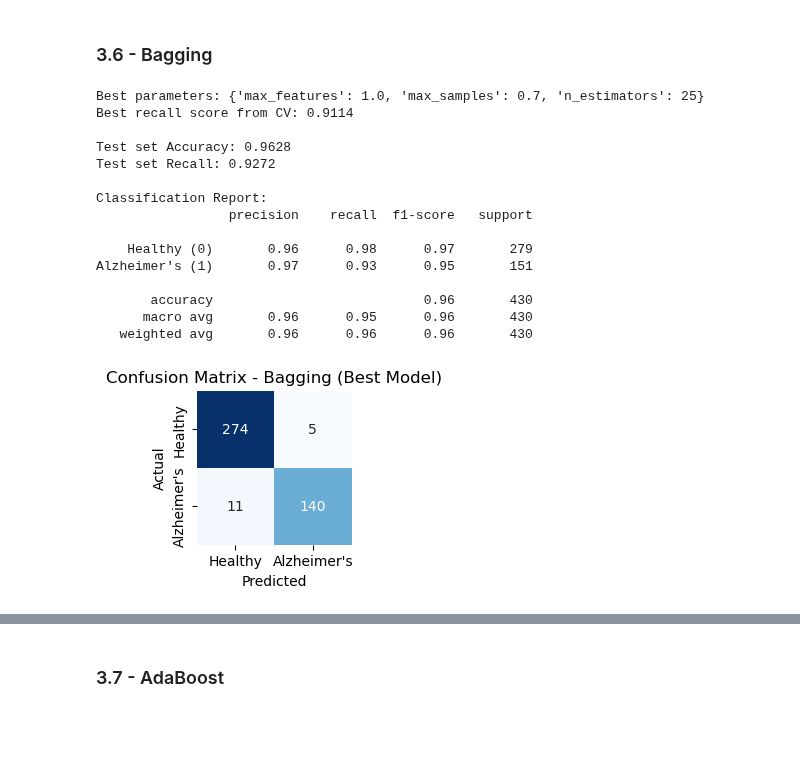
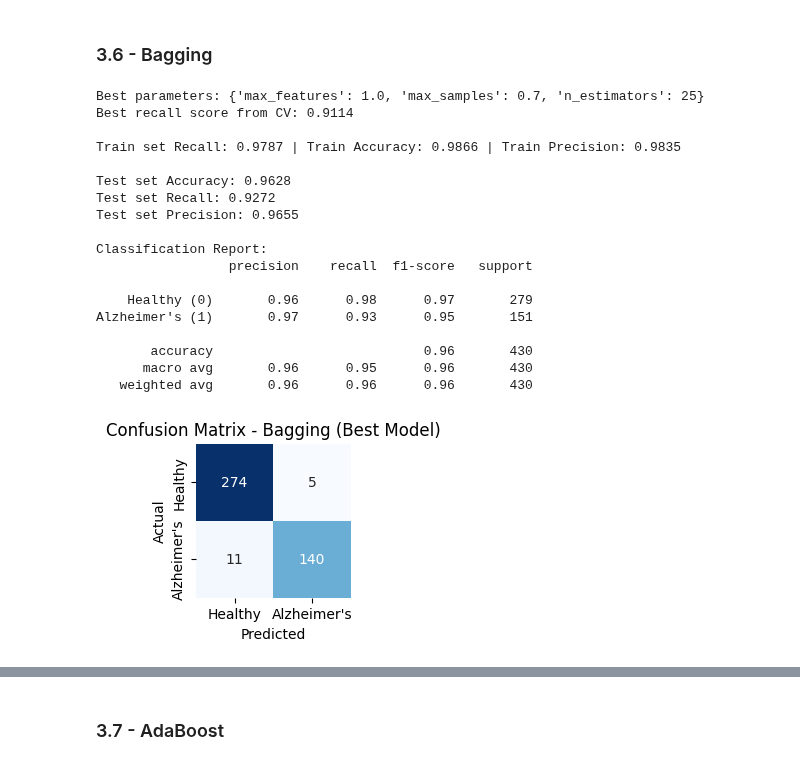
Before and after one commit to treite/classificationGroupwork, a Jupyter notebook: projectPart2.ipynb, the cells around one changed output, grey strips where cells are left out. Drawn from its saved outputs; the diff is of its cells as text; code cells hidden in the pictures; blank space fills up the shorter version.

```diff
--- a/projectPart2.ipynb
+++ b/projectPart2.ipynb
@@ -329,40 +606,52 @@ print("Best parameters:", grid_search.best_params_)
 print(f"Best recall score from CV: {grid_search.best_score_:.4f}")
 
 best_bagging = grid_search.best_estimator_
+
+y_train_pred = best_bagging.predict(X_train)
+train_recall = recall_score(y_train, y_train_pred)
+train_accuracy = accuracy_score(y_train, y_train_pred)
+train_precision = precision_score(y_train, y_train_pred)
+
+print(f"\nTrain set Recall: {train_recall:.4f} | Train Accuracy: {train_accuracy:.4f} | Train Precision: {train_precision:.4f}")
+
 y_pred_bagging = best_bagging.predict(X_test)
-
-accuracy = accuracy_score(y_test, y_pred_bagging)
-recall = recall_score(y_test, y_pred_bagging)
+test_accuracy = accuracy_score(y_test, y_pred_bagging)
+test_recall = recall_score(y_test, y_pred_bagging)
+test_precision = precision_score(y_test, y_pred_bagging)
 cm = confusion_matrix(y_test, y_pred_bagging)
 report = classification_report(y_test, y_pred_bagging, target_names=["Healthy (0)", "Alzheimer's (1)"])
 
-print(f"\nTest set Accuracy: {accuracy:.4f}")
-print(f"Test set Recall: {recall:.4f}")
+print(f"\nTest set Accuracy: {test_accuracy:.4f}")
+print(f"Test set Recall: {test_recall:.4f}")
+print(f"Test set Precision: {test_precision:.4f}")
 print("\nClassification Report:")
 print(report)
 
 plt.figure(figsize=(2, 2))
 sns.heatmap(cm, annot=True, fmt='d', cmap='Blues', cbar=False,
             xticklabels=["Healthy", "Alzheimer's"],
             yticklabels=["Healthy", "Alzheimer's"])
 plt.xlabel('Predicted')
 plt.ylabel('Actual')
 plt.title("Confusion Matrix - Bagging (Best Model)")
 plt.show()
 # %% [output]
 Best parameters: {'max_features': 1.0, 'max_samples': 0.7, 'n_estimators': 25}
 Best recall score from CV: 0.9114
 
+Train set Recall: 0.9787 | Train Accuracy: 0.9866 | Train Precision: 0.9835
+
 Test set Accuracy: 0.9628
 Test set Recall: 0.9272
+Test set Precision: 0.9655
 
 Classification Report:
                  precision    recall  f1-score   support
 
     Healthy (0)       0.96      0.98      0.97       279
 Alzheimer's (1)       0.97      0.93      0.95       151
 
        accuracy                           0.96       430
       macro avg       0.96      0.95      0.96       430
    weighted avg       0.96      0.96      0.96       430
-[figure, old version]
+[figure, new version]
```
Also changed, not shown: parts of 27 cells of this notebook.
